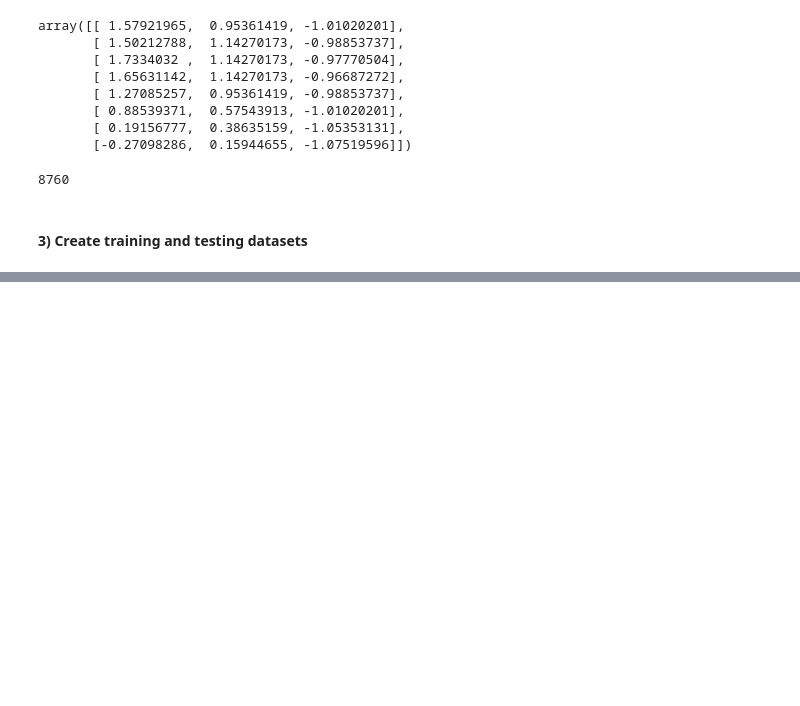
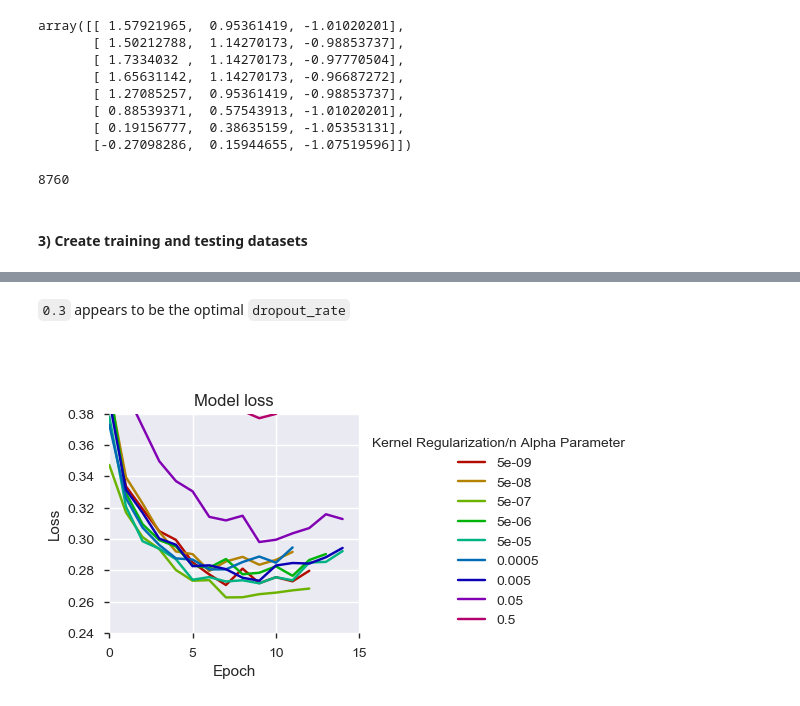
Before and after one commit to alacroix367/TDI-Proposal, a Jupyter notebook: lacroix-capstone-wind-energy-forecast.ipynb, the cells around one changed output, grey strips where cells are left out. Drawn from its saved outputs; the diff is of its cells as text; code cells hidden in the pictures; blank space fills up the shorter version.

```diff
--- a/lacroix-capstone-wind-energy-forecast.ipynb
+++ b/lacroix-capstone-wind-energy-forecast.ipynb
@@ -1219,0 +1217,34 @@ Epoch 00020: early stopping
+# %% [markdown]
+`0.3` appears to be the optimal `dropout_rate`<br><br><br>
+# %%
+###### Examine kernel_reg_alpha hyperparameter ######
+epochs = 40
+layers = 1
+LSTM_units = 50
+dropout_rate = 0.3 # optimized
+kernel_reg_alpha = [5*10**-9, 5*10**-8, 5*10**-7, 5*10**-6, 5*10**-5, 5*10**-4, 5*10**-3, 5*10**-2, 5*10**-1]
+optimizer_name = 'Adam'
+learn_rate = 0.001 # default
+save_folder = 'kernel_reg_alpha'
+history = [[]]*len(kernel_reg_alpha)
+for a, alpha in enumerate(kernel_reg_alpha):
+    history[a] = train_LSTM_model(epochs, layers, LSTM_units, dropout_rate, alpha, optimizer_name, learn_rate, save_folder)
+
+# Plot all loss-epochs curves together
+kernel_reg_alpha = [5*10**-9, 5*10**-8, 5*10**-7, 0.000005, 5*10**-5, 5*10**-4, 5*10**-3, 5*10**-2, 5*10**-1]
+clrs = sns.hls_palette(len(kernel_reg_alpha), l=.35, s=1)
+f, ax = plt.subplots(figsize=(5,3))
+
+for a, alpha in enumerate(kernel_reg_alpha):
+    plt.plot(history[a], color = clrs[a], label = kernel_reg_alpha[a])
+ax.set_title('Model loss')
+ax.set_ylabel('Loss')
+ax.set_xlabel('Epoch')
+ax.set_xlim([0, 15])
+ax.set_ylim([0.24, 0.38])
+ax.legend(title='Kernel Regularization\n Alpha Parameter', bbox_to_anchor=(1, 0.95))
+plt.gcf().subplots_adjust(bottom=0.15, left = 0.2, right = 0.7)
+plt.savefig('model_evaluation/' + save_folder + '/all_models_compared.png')
+plt.savefig('model_evaluation/' + save_folder + '/all_models_compared.jpg')
+# %% [output]
+[figure, added]
```
Also changed, not shown: parts of 68 cells of this notebook.
